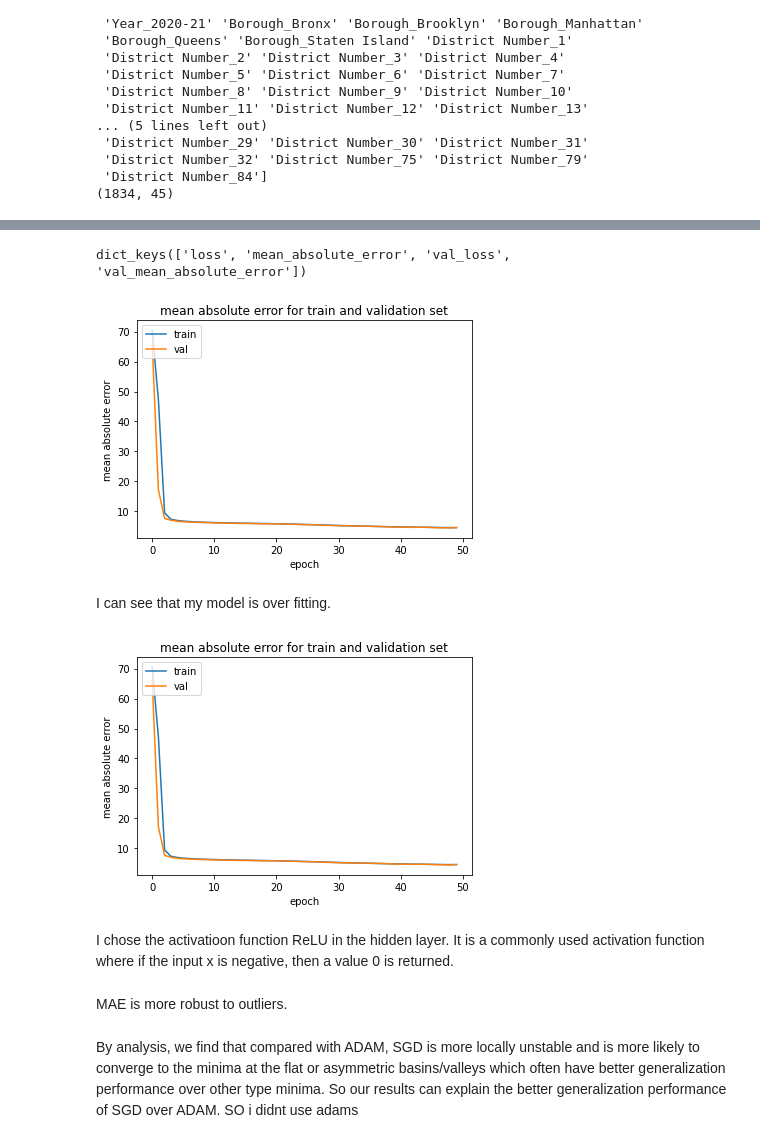
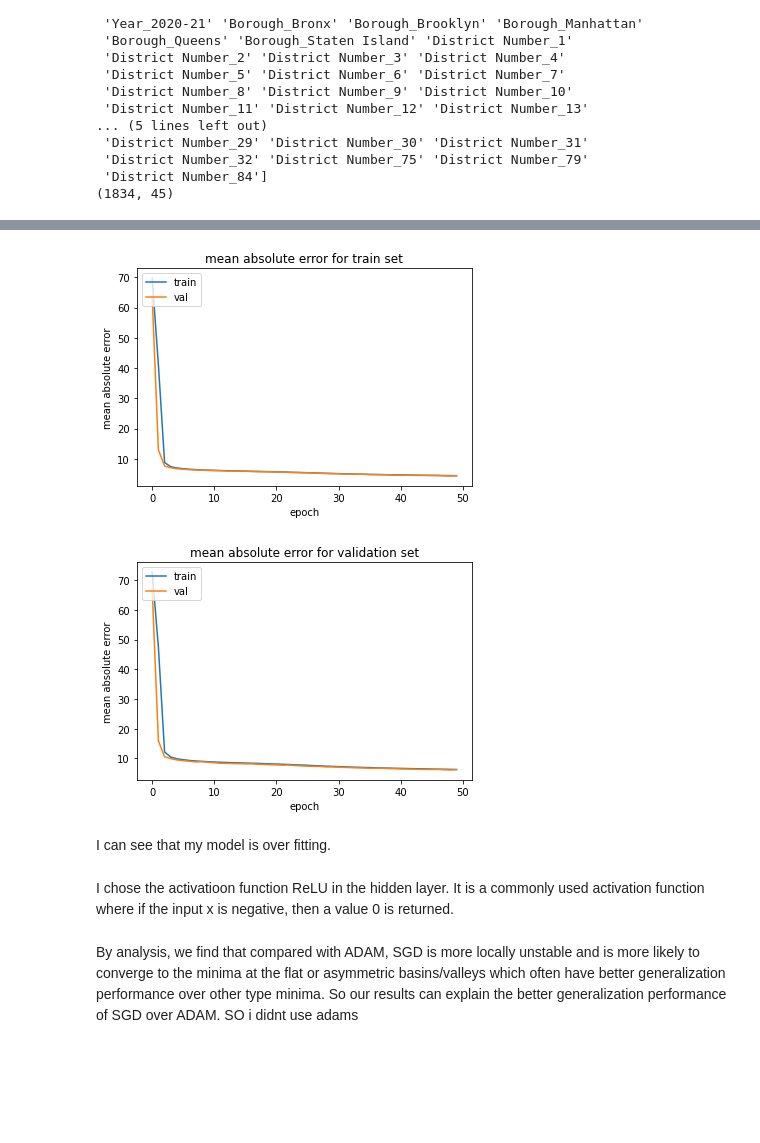
Before and after one commit to taehyun53/NYC-Yearly-High-School-Economic-Need, a Jupyter notebook: NewYorkCity_Education/notebook/Preprocessing and Modeling.ipynb, the cells around one changed output, grey strips where cells are left out. Drawn from its saved outputs; the diff is of its cells as text; code cells hidden in the pictures; blank space fills up the shorter version.

```diff
--- a/NewYorkCity_Education/notebook/Preprocessing and Modeling.ipynb
+++ b/NewYorkCity_Education/notebook/Preprocessing and Modeling.ipynb
@@ -623,7 +849,0 @@ print(encoded_x_test.shape)
-# %%
-from sklearn.preprocessing import StandardScaler
-column_insert = x_train.loc[:,:'High School'].columns
-sc = StandardScaler()
-x_train_scaled = pd.DataFrame(sc.fit_transform(x_train.loc[:,:'High School']),columns = column_insert)
-x_test_scaled = pd.DataFrame(sc.fit_transform(x_test.loc[:,:'High School']),columns = column_insert)
-x_val_scaled = pd.DataFrame(sc.fit_transform(x_val.loc[:,:'High School']),columns=column_insert)
@@ -663,0 +852,14 @@ final_df_x_test = pd.concat([encoded_x_test,x_test_scaled],axis=1)
+# %%
+from sklearn.preprocessing import StandardScaler
+def standard_scaling():
+    column_insert = x_train.loc[:,:'High School'].columns
+    sc = StandardScaler()
+    x_train_scaled_sc = pd.DataFrame(sc.fit_transform(x_train.loc[:,:'High School']),columns = column_insert)
+    x_test_scaled_sc = pd.DataFrame(sc.fit_transform(x_test.loc[:,:'High School']),columns = column_insert)
+    x_val_scaled_sc = pd.DataFrame(sc.fit_transform(x_val.loc[:,:'High School']),columns=column_insert)
+    return x_train_scaled_sc,x_test_scaled_sc,x_val_scaled_sc
+
+x_train_scaled_sc, x_test_scaled_sc, x_val_scaled_sc = standard_scaling()
+print(x_train_scaled_sc.shape)
+print(x_test_scaled_sc.shape)
+print(x_val_scaled_sc.shape)
@@ -663,0 +895,4 @@ final_df_x_test = pd.concat([encoded_x_test,x_test_scaled],axis=1)
+# %%
+final_df_x_train_sc = pd.concat([encoded_x_train, x_train_scaled_sc],axis=1)
+final_df_x_val_sc = pd.concat([encoded_x_val, x_val_scaled_sc],axis=1)
+final_df_x_test_sc = pd.concat([encoded_x_test, x_test_scaled_sc],axis=1)
@@ -666,10 +909,10 @@ final_df_x_test = pd.concat([encoded_x_test,x_test_scaled],axis=1)
 # %%
 model = keras.models.Sequential([
-    keras.layers.Dense(30, activation = 'relu', input_shape = final_df_x_train.shape[1:]),
+    keras.layers.Dense(30, activation = 'relu', input_shape = final_df_x_train_sc.shape[1:]),
     keras.layers.Dense(1)
 ])
 
-model.compile(loss = 'mean_absolute_error', optimizer = 'sgd', metrics=[tf.keras.metrics.MeanAbsoluteError()])
-history = model.fit(final_df_x_train,y_train, batch_size = 64, epochs= 50, validation_data=(final_df_x_val, y_val))
+model.compile(loss = 'mean_absolute_error', optimizer = 'sgd', metrics=[tf.keras.metrics.RootMeanSquaredError()])
+history = model.fit(final_df_x_train_sc, y_train, batch_size = 64, epochs= 50, validation_data=(final_df_x_val_sc, y_val))
 # %% [output]
 Epoch 1/50
@@ -692,33 +935,26 @@ Epoch 50/50
-# %%
-history.history.keys()
-# %% [output]
-dict_keys(['loss', 'mean_absolute_error', 'val_loss', 'val_mean_absolute_error'])
 # %%
 plt.plot(history.history['loss'])
 plt.plot(history.history['val_loss'])
-plt.title('mean absolute error for train and validation set')
+plt.title('mean absolute error for train set')
 plt.ylabel('mean absolute error')
 plt.xlabel('epoch')
 plt.legend(['train','val'], loc = 'upper left')
 plt.show()
+
+plt.plot(history.history['root_mean_squared_error'])
+plt.plot(history.history['val_root_mean_squared_error'])
+plt.title('mean absolute error for validation set')
+plt.ylabel('mean absolute error')
+plt.xlabel('epoch')
+plt.legend(['train','val'], loc = 'upper left')
+plt.show()
 # %% [output]
-[figure, old version]
+[figure, new version]
+[figure, added]
 # %% [markdown]
 I can see that my model is over fitting.
-# %%
-plt.plot(history.history['mean_absolute_error'])
-plt.plot(history.history['val_mean_absolute_error'])
-plt.title('mean absolute error for train and validation set')
-plt.ylabel('mean absolute error')
-plt.xlabel('epoch')
-plt.legend(['train','val'], loc = 'upper left')
-plt.show()
-# %% [output]
-[figure, removed]
 # %% [markdown]
 I chose the activatioon function ReLU in the hidden layer. It is a commonly used activation function where if the input x is negative, then a value 0 is returned.
-# %% [markdown]
-MAE is more robust to outliers.
 # %% [markdown]
 By analysis, we find that compared with ADAM, SGD is more locally unstable and is more likely to converge to the minima at the flat or asymmetric basins/valleys which often have better generalization performance over other type minima. So our results can explain the better generalization performance of SGD over ADAM. SO i didnt use adams
 # %% [markdown]
```
Also changed, not shown: parts of 76 cells of this notebook, 6 other files.
